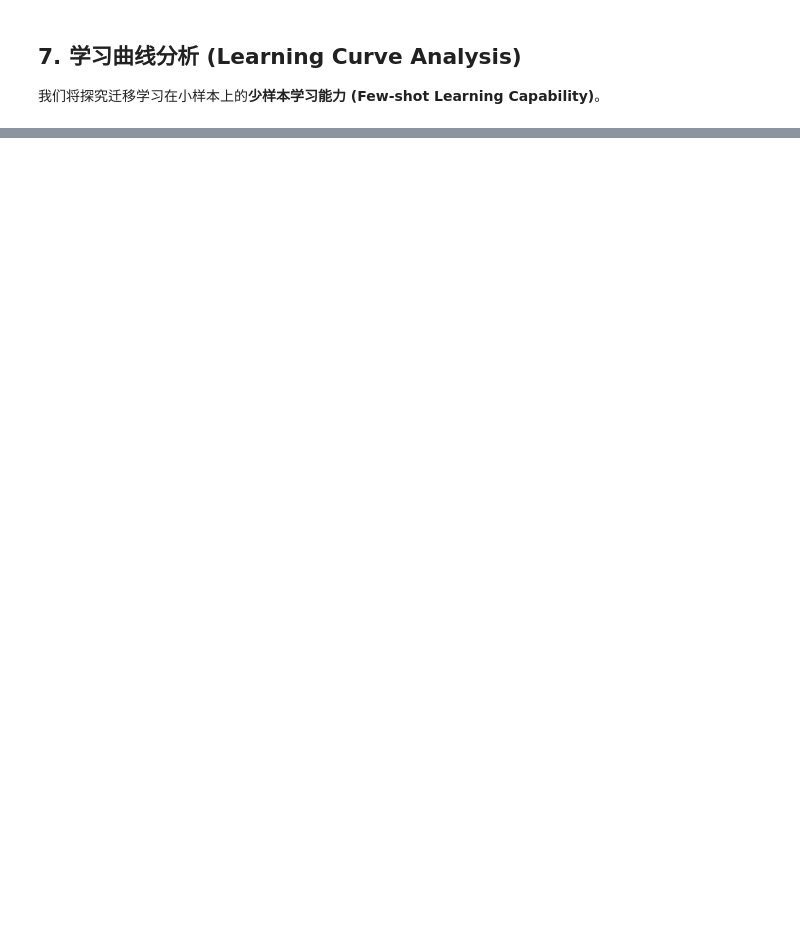
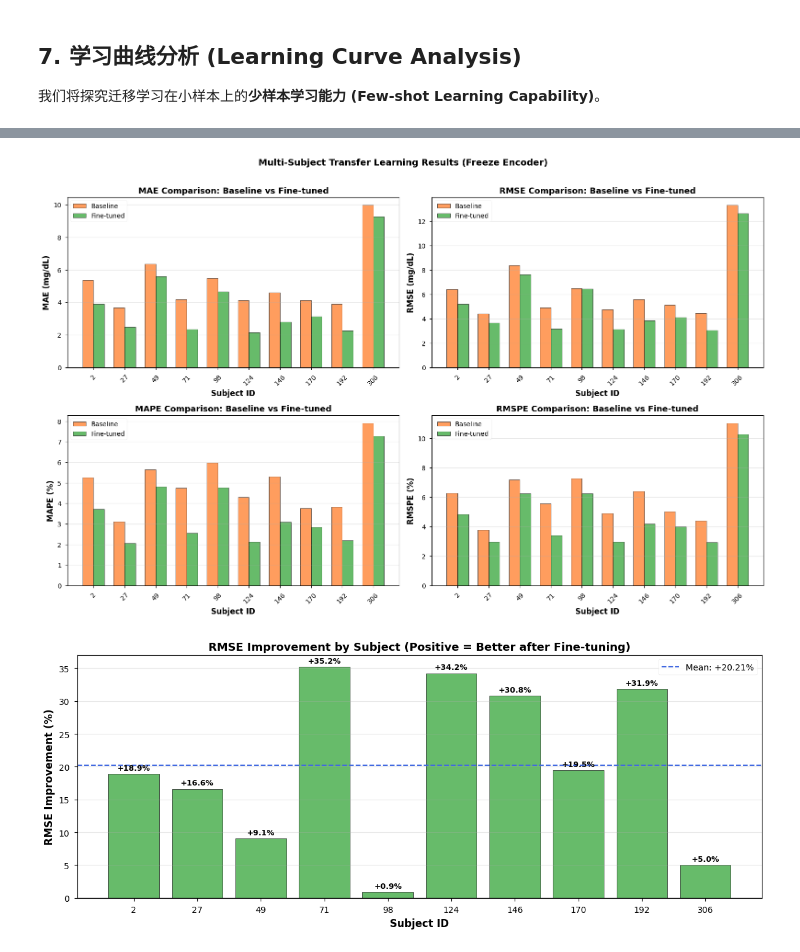
Before and after one commit to Jungle2003/GlucosePrediction, a Jupyter notebook: src/Transfer/transformer_transfer_learning.ipynb, the cells around one changed output, grey strips where cells are left out. Cells and saved outputs as stored; diff of their text form; code cells hidden in the pictures; blank space fills up the shorter version.

```diff
--- a/src/Transfer/transformer_transfer_learning.ipynb
+++ b/src/Transfer/transformer_transfer_learning.ipynb
@@ -897,0 +1121,52 @@ else:
+# %%
+# --- 可视化: Baseline vs Fine-tuned 柱状对比图 ---
+
+fig, axes = plt.subplots(2, 2, figsize=(16, 10))
+metrics_pairs = [('MAE', 'mg/dL'), ('RMSE', 'mg/dL'), ('MAPE', '%'), ('RMSPE', '%')]
+
+for ax, (metric, unit) in zip(axes.flatten(), metrics_pairs):
+    x = np.arange(len(df_multi))
+    width = 0.35
+
+    bars1 = ax.bar(x - width/2, df_multi[f'Base_{metric}'], width,
+                   label='Baseline', color='#FF8C42', alpha=0.85, edgecolor='black', linewidth=0.5)
+    bars2 = ax.bar(x + width/2, df_multi[f'FT_{metric}'], width,
+                   label='Fine-tuned', color='#4CAF50', alpha=0.85, edgecolor='black', linewidth=0.5)
+
+    ax.set_xlabel('Subject ID', fontweight='bold')
+    ax.set_ylabel(f'{metric} ({unit})', fontweight='bold')
+    ax.set_title(f'{metric} Comparison: Baseline vs Fine-tuned', fontweight='bold')
+    ax.set_xticks(x)
+    ax.set_xticklabels(df_multi['Subject'].astype(int), rotation=45)
+    ax.legend()
+    ax.grid(True, alpha=0.3, axis='y')
+
+plt.suptitle('Multi-Subject Transfer Learning Results (Freeze Encoder)',
+             fontweight='bold', fontsize=14, y=1.01)
+plt.tight_layout()
+plt.show()
+
+# --- 可视化: 提升百分比 (RMSE) ---
+fig, ax = plt.subplots(figsize=(12, 5))
+colors = ['#4CAF50' if v > 0 else '#F44336' for v in df_multi['Impr_RMSE']]
+bars = ax.bar(df_multi['Subject'].astype(int).astype(str), df_multi['Impr_RMSE'],
+              color=colors, edgecolor='black', linewidth=0.5, alpha=0.85)
+
+# 在柱上标注数值
+for bar, val in zip(bars, df_multi['Impr_RMSE']):
+    ax.text(bar.get_x() + bar.get_width()/2, bar.get_height() + 0.3,
+            f'{val:+.1f}%', ha='center', va='bottom', fontweight='bold', fontsize=9)
+
+ax.axhline(y=0, color='black', linewidth=1)
+ax.axhline(y=mean_row['Impr_RMSE'], color='royalblue', linestyle='--', linewidth=1.5,
+           label=f'Mean: {mean_row["Impr_RMSE"]:+.2f}%')
+ax.set_xlabel('Subject ID', fontweight='bold')
+ax.set_ylabel('RMSE Improvement (%)', fontweight='bold')
+ax.set_title('RMSE Improvement by Subject (Positive = Better after Fine-tuning)', fontweight='bold')
+ax.legend()
+ax.grid(True, alpha=0.3, axis='y')
+plt.tight_layout()
+plt.show()
+# %% [output]
+[figure, added]
+[figure, added]
```
Also changed, not shown: parts of 15 cells of this notebook, 11 other files.
